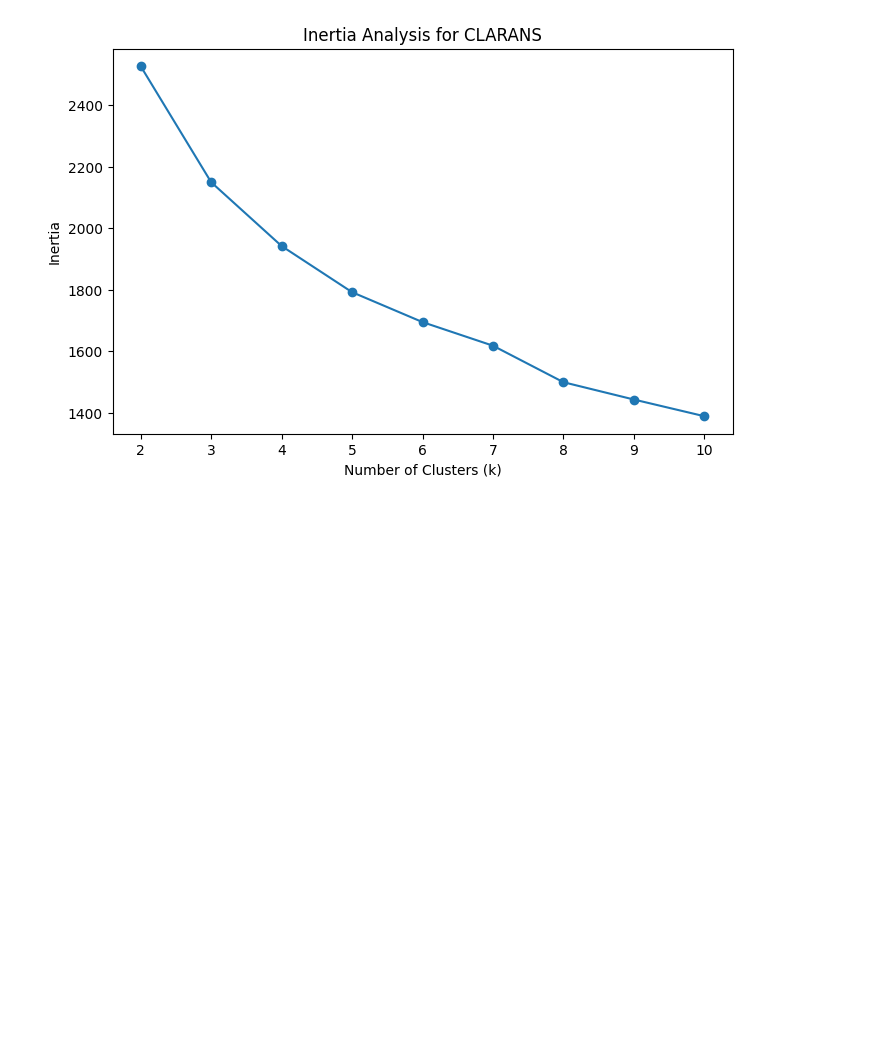
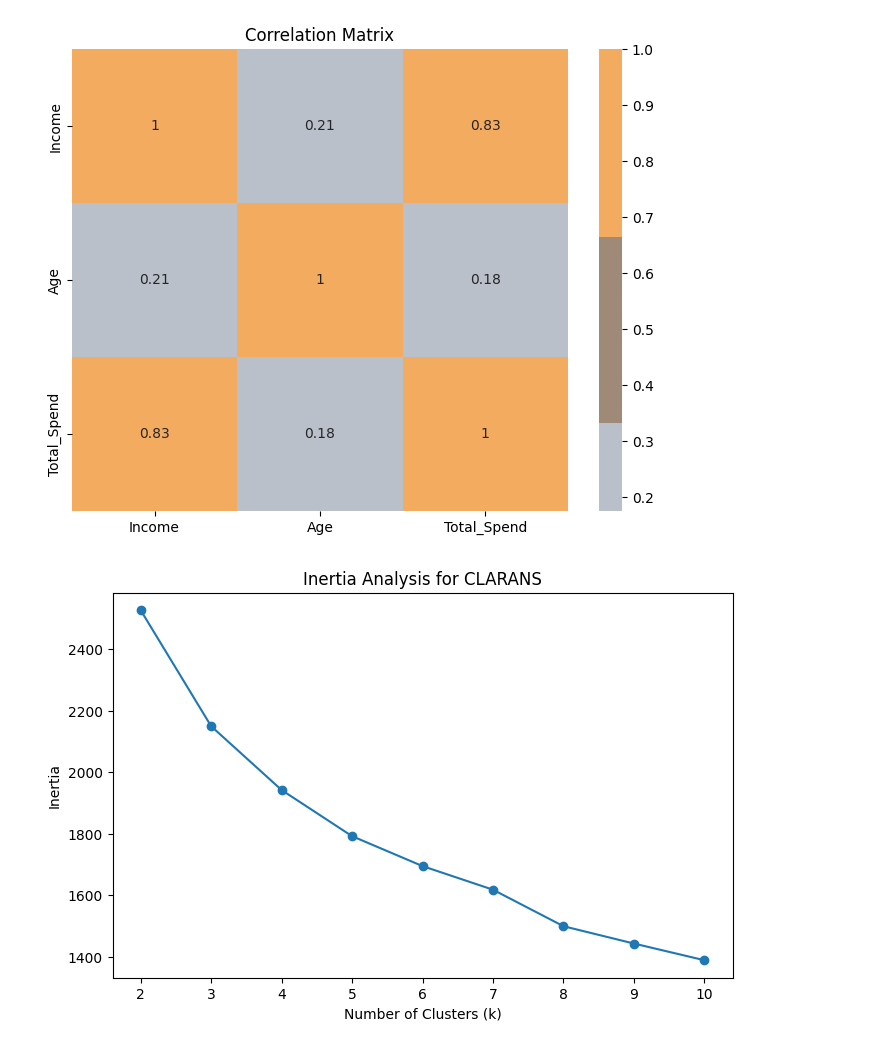
Before and after one commit to GiaHuy910/CLARANS-IN-MARKETING, a Jupyter notebook: customer_clustering/Clarans.ipynb, the cells around one changed output. Cells and saved outputs as stored; diff of their text form; code cells hidden in the pictures; blank space fills up the shorter version.

```diff
--- a/customer_clustering/Clarans.ipynb
+++ b/customer_clustering/Clarans.ipynb
@@ -25,3 +62,8 @@ print(data.head(1))
+# %%
+#correlation plot
+draw_correlation_matrix(data,features)
+# %% [output]
+[figure, added]
 # %%
 clarans_Inertia_analysis(data,[2,3,4,5,6,7,8,9,10],num_local=10,max_neighbors=100)
 clarans_davies_bouldin_analysis(data,[2,3,4,5,6,7,8,9,10],num_local=10,max_neighbors=100)
```
Also changed, not shown: parts of 3 cells of this notebook, 8 other files.
